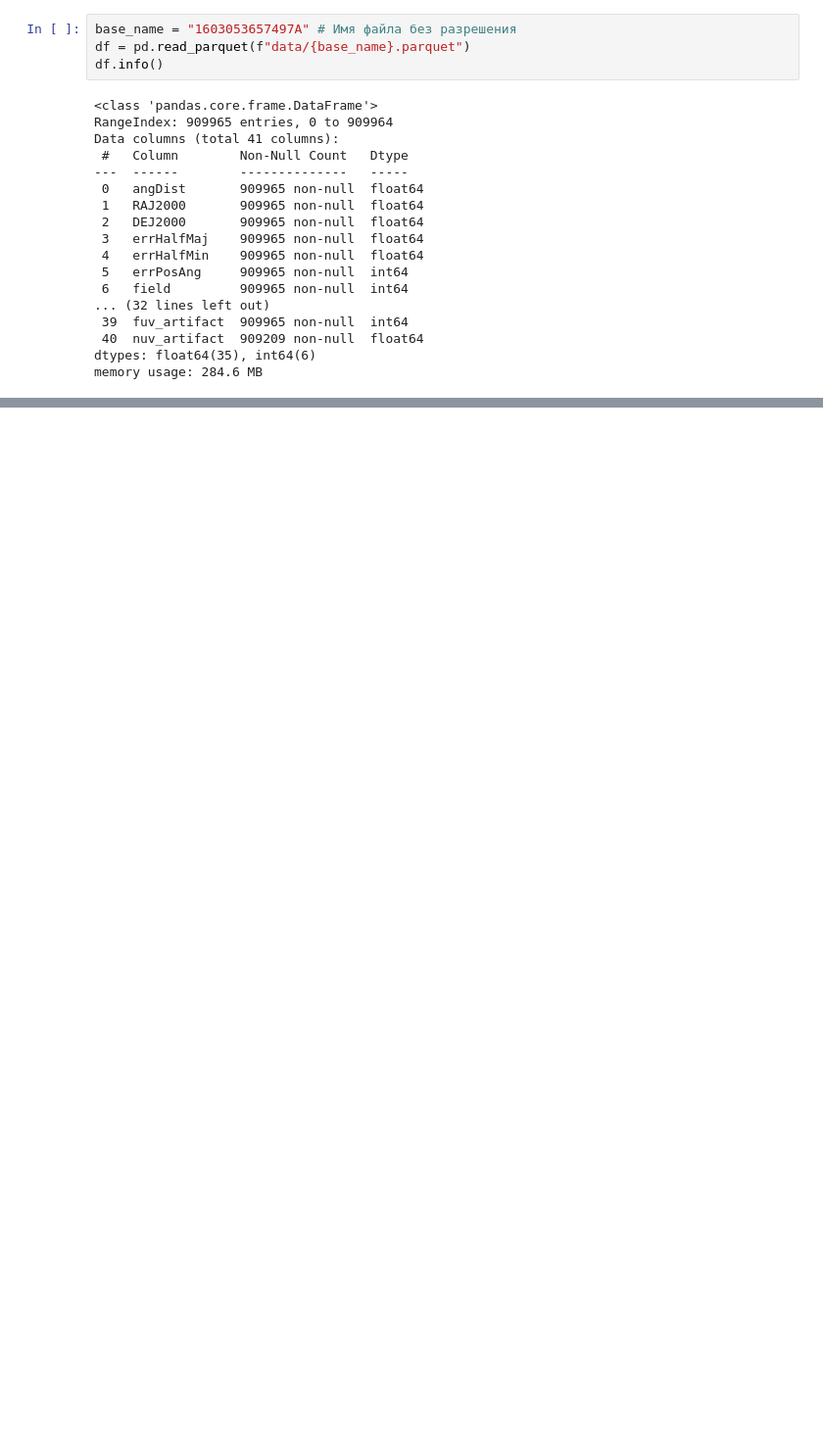
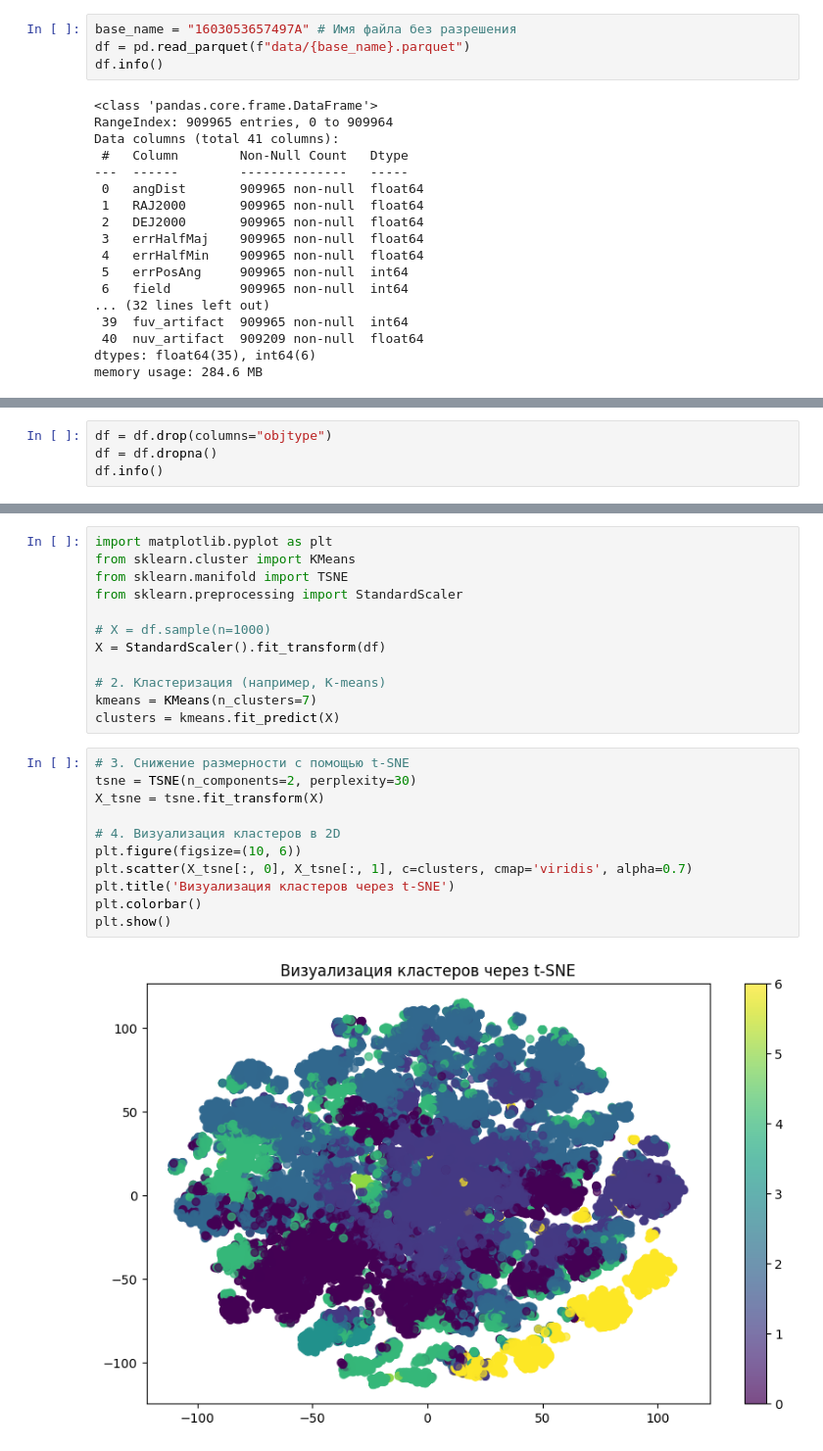
Before and after one commit to Spring-Stars/Practice4, a Jupyter notebook: main.ipynb, the cells around one changed output, grey strips where cells are left out. Shown at 98% size. Drawn from its saved outputs; the diff is of its cells as text; blank space fills up the shorter version.

```diff
--- a/main.ipynb
+++ b/main.ipynb
@@ -24,0 +38,4 @@ memory usage: 284.6 MB
+# %%
+df = df.drop(columns="objtype")
+df = df.dropna()
+df.info()
@@ -24,0 +60,25 @@ memory usage: 284.6 MB
+# %%
+import matplotlib.pyplot as plt
+from sklearn.cluster import KMeans
+from sklearn.manifold import TSNE
+from sklearn.preprocessing import StandardScaler
+
+# X = df.sample(n=1000)
+X = StandardScaler().fit_transform(df)
+
+# 2. Кластеризация (например, K-means)
+kmeans = KMeans(n_clusters=7)
+clusters = kmeans.fit_predict(X)
+# %%
+# 3. Снижение размерности с помощью t-SNE
+tsne = TSNE(n_components=2, perplexity=30)
+X_tsne = tsne.fit_transform(X)
+
+# 4. Визуализация кластеров в 2D
+plt.figure(figsize=(10, 6))
+plt.scatter(X_tsne[:, 0], X_tsne[:, 1], c=clusters, cmap='viridis', alpha=0.7)
+plt.title('Визуализация кластеров через t-SNE')
+plt.colorbar()
+plt.show()
+# %% [output]
+[figure, added]
```
Also changed, not shown: parts of 5 cells of this notebook.
